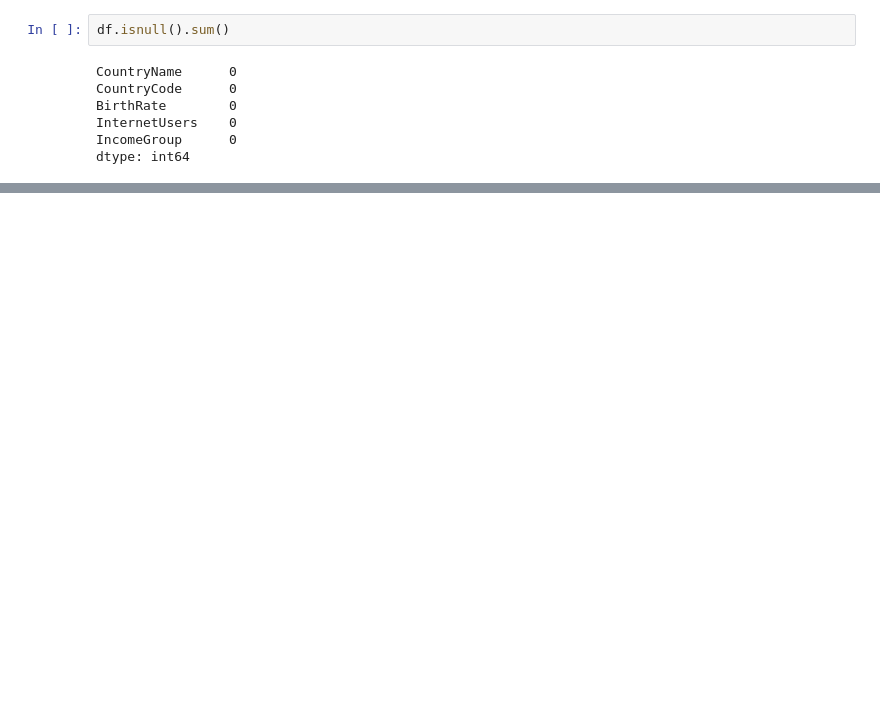
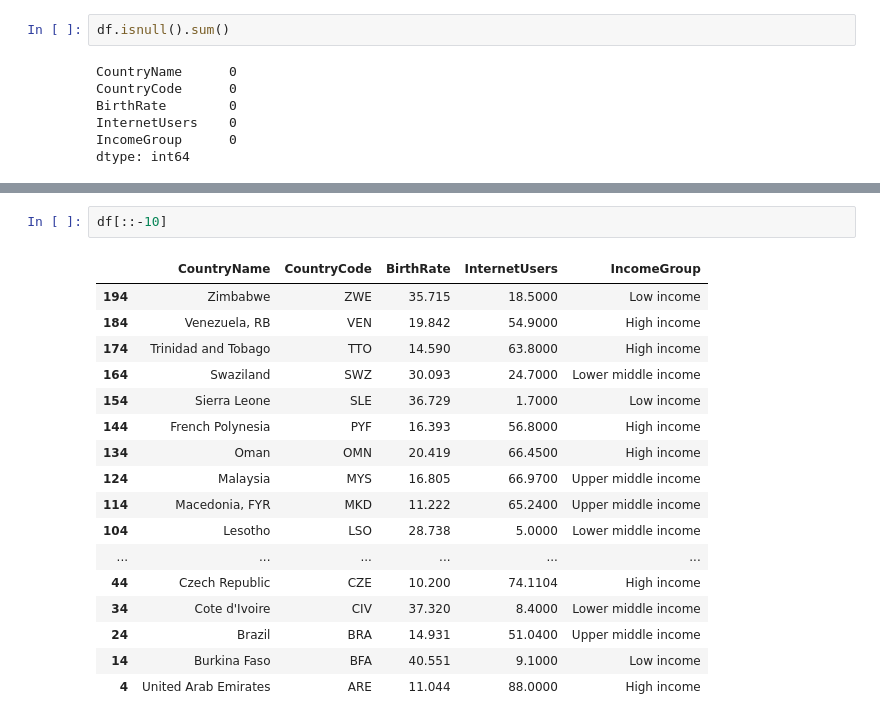
Before and after one commit to Ajaz-Ahmad-24/Agentic-Ai, a Jupyter notebook: pandas.ipynb, the cells around one changed output, grey strips where cells are left out. Drawn from its saved outputs; the diff is of its cells as text; blank space fills up the shorter version.

```diff
--- a/pandas.ipynb
+++ b/pandas.ipynb
@@ -40,0 +150,20 @@ dtype: int64
+# %%
+df[::-10]
+# %% [output]
+|  | CountryName | CountryCode | BirthRate | InternetUsers | IncomeGroup |
+| 194 | Zimbabwe | ZWE | 35.715 | 18.5000 | Low income |
+| 184 | Venezuela, RB | VEN | 19.842 | 54.9000 | High income |
+| 174 | Trinidad and Tobago | TTO | 14.590 | 63.8000 | High income |
+| 164 | Swaziland | SWZ | 30.093 | 24.7000 | Lower middle income |
+| 154 | Sierra Leone | SLE | 36.729 | 1.7000 | Low income |
+| 144 | French Polynesia | PYF | 16.393 | 56.8000 | High income |
+| 134 | Oman | OMN | 20.419 | 66.4500 | High income |
+| 124 | Malaysia | MYS | 16.805 | 66.9700 | Upper middle income |
+| 114 | Macedonia, FYR | MKD | 11.222 | 65.2400 | Upper middle income |
+| 104 | Lesotho | LSO | 28.738 | 5.0000 | Lower middle income |
+| ... | ... | ... | ... | ... | ... |
+| 44 | Czech Republic | CZE | 10.200 | 74.1104 | High income |
+| 34 | Cote d'Ivoire | CIV | 37.320 | 8.4000 | Lower middle income |
+| 24 | Brazil | BRA | 14.931 | 51.0400 | Upper middle income |
+| 14 | Burkina Faso | BFA | 40.551 | 9.1000 | Low income |
+| 4 | United Arab Emirates | ARE | 11.044 | 88.0000 | High income |
```
Also changed, not shown: parts of 22 cells of this notebook.
